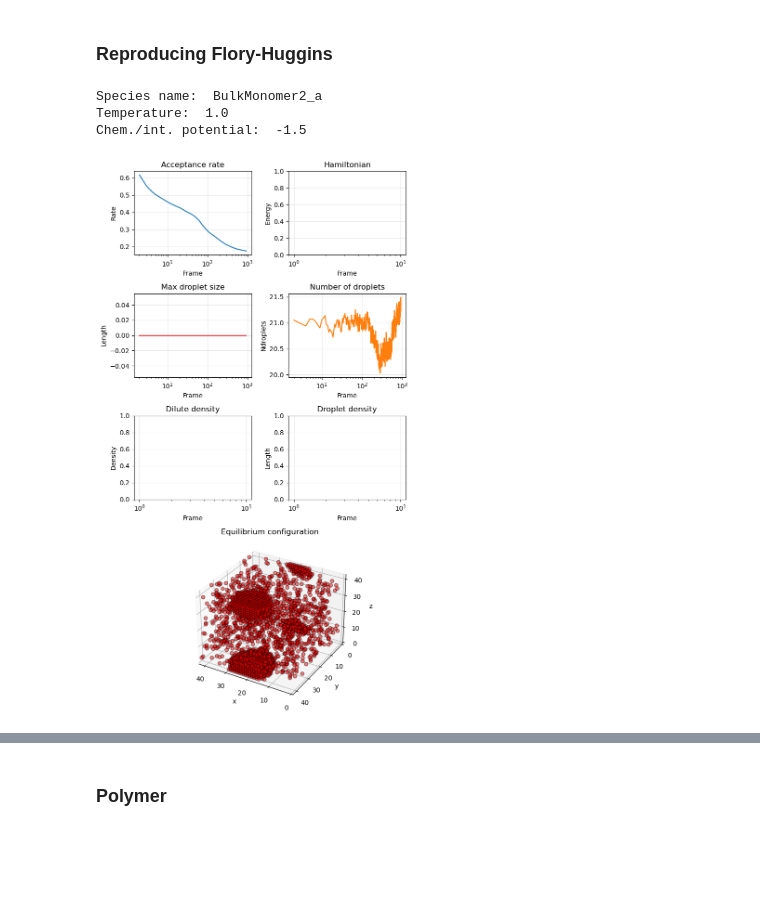
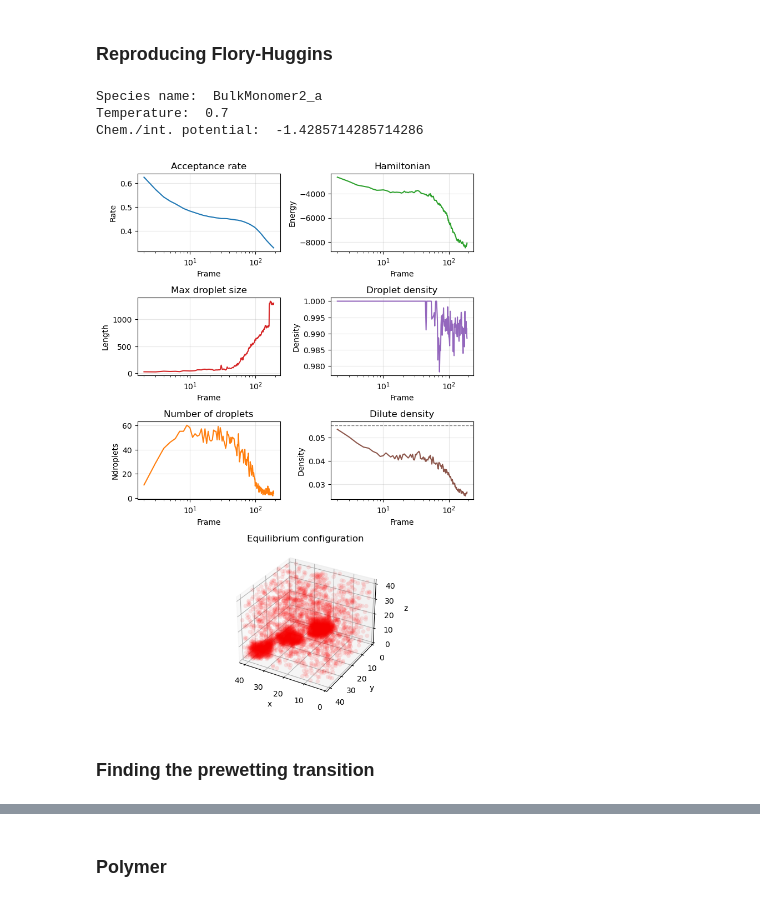
Before and after one commit to ta-rekt/Droplet, a Jupyter notebook: viz.ipynb, the cells around one changed output, grey strips where cells are left out. Saved outputs shown, nothing was run; the diff lists cells and outputs as text; code cells hidden in the pictures; blank space fills up the shorter version.

Commit message:
exp: finding the prewetting transition

```diff
--- a/viz.ipynb
+++ b/viz.ipynb
@@ -495,7 +495,7 @@ def dashboard(dirname, keya, keyb, show=True, psize=30, elev=30, azim=120,
     return fig, res
 # %%
 dirname = "20251210/filament_prewetting_32_300-8000"
-keyb, keya = 1,10
+keyb, keya = 1,1
 fig, data = dashboard(dirname, keya, keyb, psize=10, elev=30, azim=120,
         line_pos=[15,15], max_radius=8, xbounds=[13,19], ybounds=[15,17])
 # %% [output]
@@ -749,7 +746,7 @@ def dashboard(dirname, keya, keyb, show=True, psize=30, elev=30, azim=120,
     return fig, res
 # %%
 dirname = "20251218/prewet_enhancers_32_4096_1-16"
-keyb, keya = 1, 5
+keyb, keya = 1, 3
 
 fig, data = dashboard(dirname, keya, keyb, psize=30, elev=30, azim=120,
         line_pos=[12,15], max_radius=8, xbounds=[1,20], ybounds=[1,20])
@@ -1704,0 +1878,8 @@ Chemical potential:  1.0
+# %%
+# Example usage:
+alpha_index = 45
+beta_index = 1
+data_dir = "data/20260129/heterogenous_polymer_prewet_64_4096"
+# data_dir = "data/20260129/heterogenous_polymer_prewet_test"
+path = data_dir+'/output_cpu{}.json'.format(alpha_index)
+fig, data = plot_simulation_dashboard(path, alpha_index, beta_index)
@@ -1843,16 +2021,14 @@ def dashboard(dirname, keya, keyb, show=True, psize=30, elev=30, azim=120):
     return fig, res
 # %%
 # Example usage:
-alpha_index = 3
+alpha_index = 7
 beta_index = 1
-# dirname = "20251210/filament_prewetting_32_124-1024"
-# dirname = "20251217/flory_huggins_16_2048_0.1-1.6"
-dirname = "20260127/bulk_phases_42_4096"
-# dirname = "20251126/flory_huggins_16_512"
-# dirname = "20251125/flory_huggins_23_1500"
+dirname = "20260130/flory_huggins_test_42_4096"
 fig, data = dashboard(dirname, alpha_index, beta_index, psize=30, elev=30, azim=120)
 # %% [output]
 Species name:  BulkMonomer2_a
-Temperature:  1.0
-Chem./int. potential:  -1.5
+Temperature:  0.7
+Chem./int. potential:  -1.4285714285714286
-[figure, old version]
+[figure, new version]
+# %% [markdown]
+### Finding the prewetting transition
```
Also changed, not shown: parts of 9 cells of this notebook, 8 other files.
